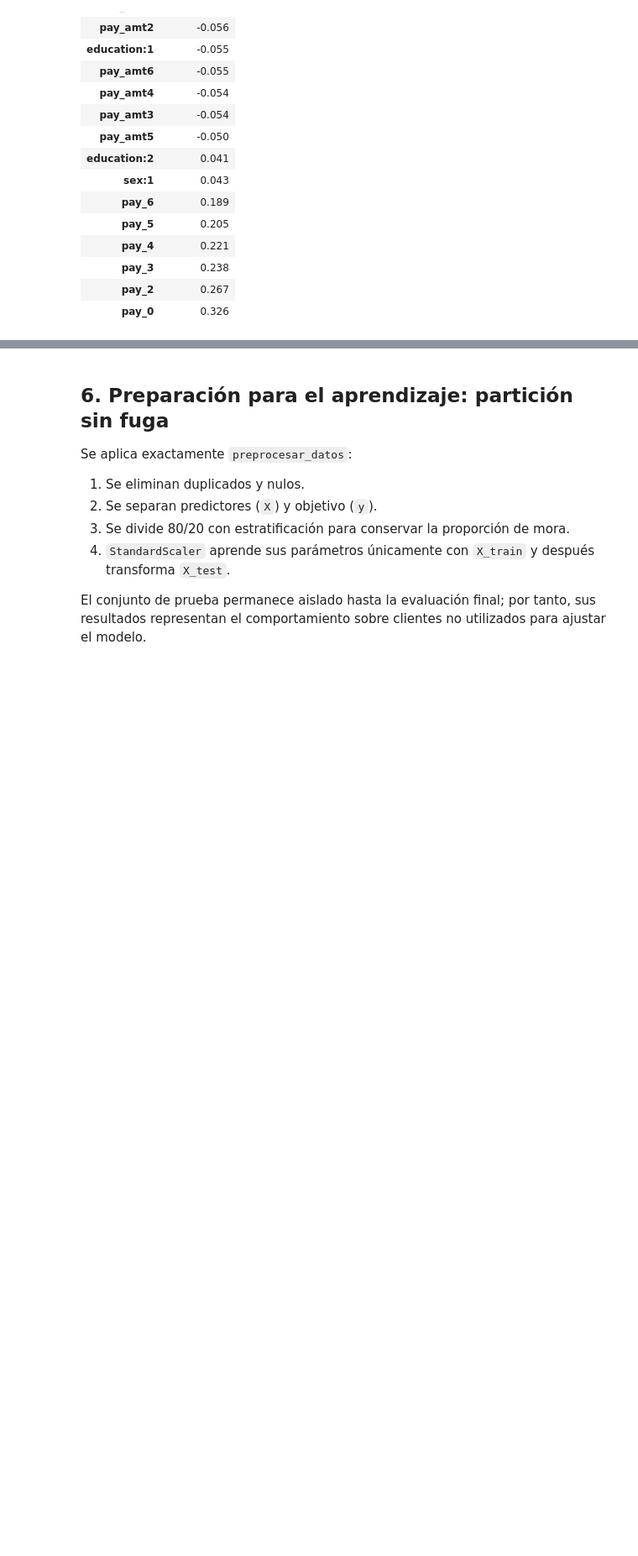
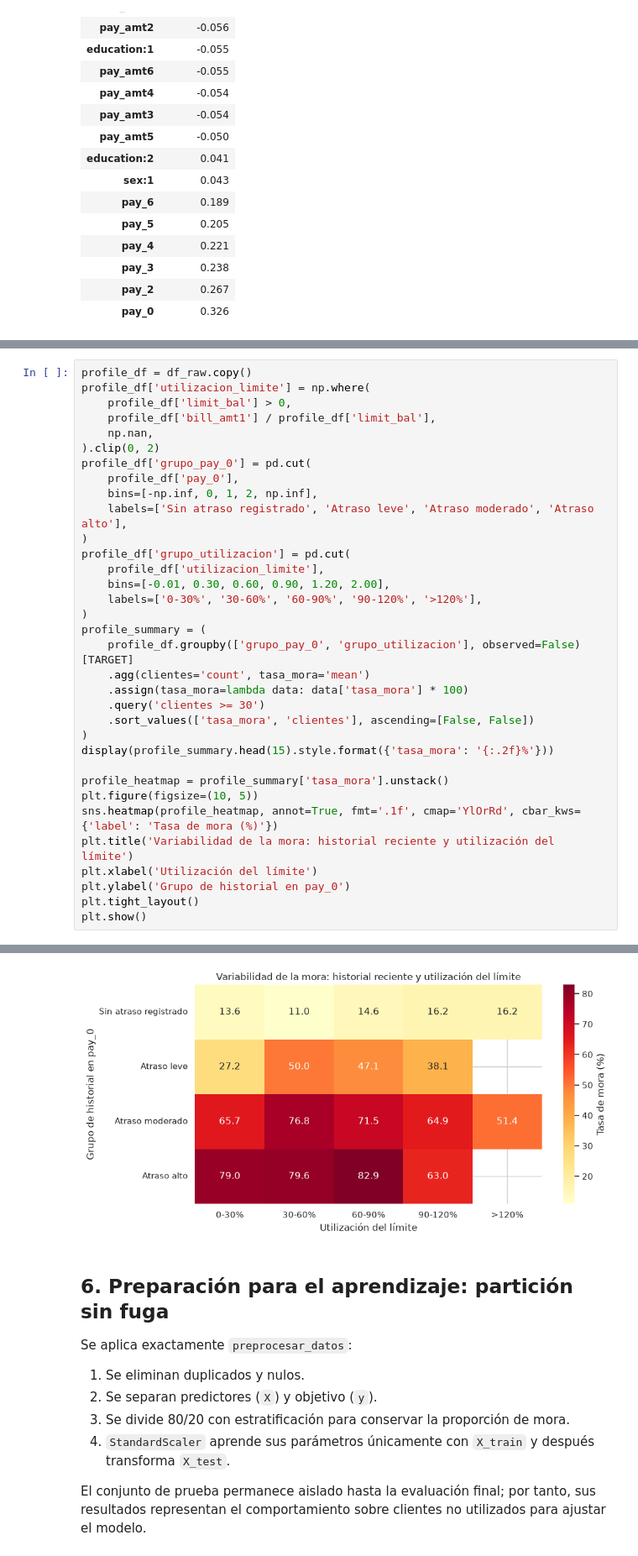
Before and after one commit to nickend12/ml-riesgo-credito, a Jupyter notebook: jupyter/01_exploracion.ipynb, the cells around one changed output, grey strips where cells are left out. Shown at 84% size. Cells and saved outputs as stored; diff of their text form; blank space fills up the shorter version.

```diff
--- a/jupyter/01_exploracion.ipynb
+++ b/jupyter/01_exploracion.ipynb
@@ -252,0 +367,35 @@ Variables con mayor asociación lineal positiva o negativa con la mora:
+# %%
+profile_df = df_raw.copy()
+profile_df['utilizacion_limite'] = np.where(
+    profile_df['limit_bal'] > 0,
+    profile_df['bill_amt1'] / profile_df['limit_bal'],
+    np.nan,
+).clip(0, 2)
+profile_df['grupo_pay_0'] = pd.cut(
+    profile_df['pay_0'],
+    bins=[-np.inf, 0, 1, 2, np.inf],
+    labels=['Sin atraso registrado', 'Atraso leve', 'Atraso moderado', 'Atraso alto'],
+)
+profile_df['grupo_utilizacion'] = pd.cut(
+    profile_df['utilizacion_limite'],
+    bins=[-0.01, 0.30, 0.60, 0.90, 1.20, 2.00],
+    labels=['0-30%', '30-60%', '60-90%', '90-120%', '>120%'],
+)
+profile_summary = (
+    profile_df.groupby(['grupo_pay_0', 'grupo_utilizacion'], observed=False)[TARGET]
+    .agg(clientes='count', tasa_mora='mean')
+    .assign(tasa_mora=lambda data: data['tasa_mora'] * 100)
+    .query('clientes >= 30')
+    .sort_values(['tasa_mora', 'clientes'], ascending=[False, False])
+)
+display(profile_summary.head(15).style.format({'tasa_mora': '{:.2f}%'}))
+
+profile_heatmap = profile_summary['tasa_mora'].unstack()
+plt.figure(figsize=(10, 5))
+sns.heatmap(profile_heatmap, annot=True, fmt='.1f', cmap='YlOrRd', cbar_kws={'label': 'Tasa de mora (%)'})
+plt.title('Variabilidad de la mora: historial reciente y utilización del límite')
+plt.xlabel('Utilización del límite')
+plt.ylabel('Grupo de historial en pay_0')
+plt.tight_layout()
+plt.show()
+# %% [output]
@@ -253,3 +419,4 @@ Variables con mayor asociación lineal positiva o negativa con la mora:
+[figure, added]
 # %% [markdown]
 ## 6. Preparación para el aprendizaje: partición sin fuga
 
```
Also changed, not shown: parts of 42 cells of this notebook, 5 other files.
